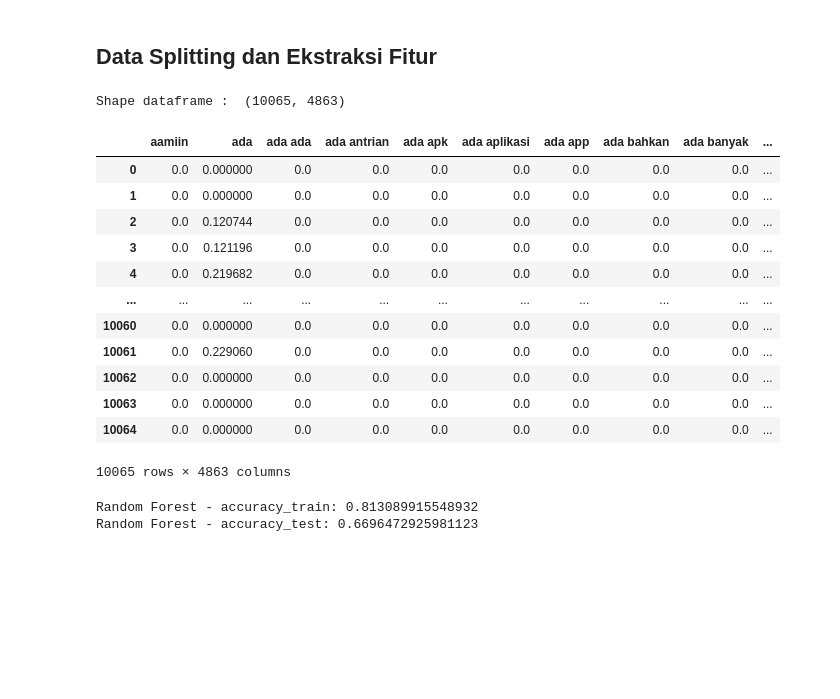
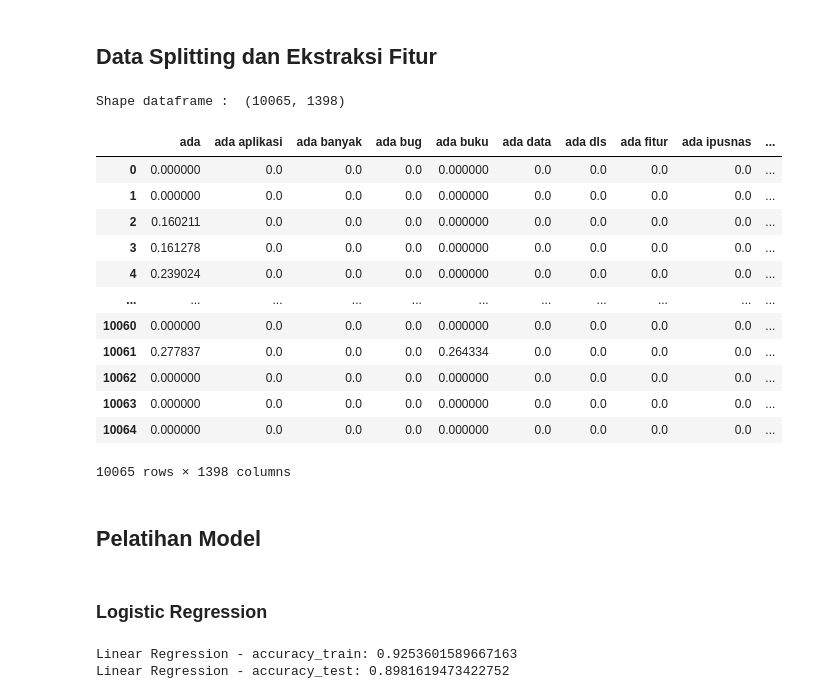
Before and after one commit to Dhlih/Submission-Dicoding-Analisis-Sentimen, a Jupyter notebook: Pelatihan_Model.ipynb, the cells around one changed output. Saved outputs shown, nothing was run; the diff lists cells and outputs as text; code cells hidden in the pictures; blank space fills up the shorter version.

```diff
--- a/Pelatihan_Model.ipynb
+++ b/Pelatihan_Model.ipynb
@@ -195,13 +199,3 @@ clean_df.head()
 | 54 | b74d631a-0828-44db-bea5-8d459c8ca039 | Pengguna Google | https://play-lh.googleusercontent... | Koleksi bukunya banyak banget! Me... | 5 | 2 | 2.1.0 | 2026-02-13 03:10:28 | ... |
 # %% [markdown]
 ## Pelabelan
-# %%
-def label_sentiment(score):
-  if score < 3:
-    return "negative"
-  elif score == 3:
-    return "neutral"
-  else:
-    return "positive"
-
-clean_df["polarity"] = clean_df["score"].apply(label_sentiment)
@@ -208,9 +278,13 @@ clean_df["polarity"] = clean_df["score"].apply(label_sentiment)
+# %%
+results = clean_df['text_stopword'].apply(sentiment_analysis_lexicon_indonesia)
+results = list(zip(*results))
+
+clean_df['polarity_score'] = results[0]
+clean_df['polarity'] = results[1]
 # %%
-mapping = {
+# Mengubah label kategorikal menjadi numerik
+label_mapping = {
     'negative': 0,
-    'neutral': 1,
-    'positive': 2
+    'positive': 1,
 }
-
-clean_df['polarity_encoded'] = clean_df['polarity'].map(mapping)
-print(clean_df[['polarity', 'polarity_encoded']].head())
+clean_df["polarity_encoded"] = clean_df["polarity"].map(label_mapping)
@@ -285,37 +344,41 @@ from sklearn.model_selection import train_test_split
 # %%
 # Pisahkan data menjadi fitur (tweet) dan label (sentimen)
 X = clean_df['text_akhir']
 y = clean_df['polarity_encoded']
 
 # Ekstraksi fitur dengan TF-IDF
 # max_df = abaikan kata yang muncul lebih dari 80% total ulasan, min_df =  abaikan kata yang muncul kurang dari 17x
-tfidf = TfidfVectorizer(max_features=5000, min_df=5, max_df=0.8, ngram_range=(1,2))
+tfidf = TfidfVectorizer(max_features=2000, min_df=17, max_df=0.8, ngram_range=(1,2))
 X_tfidf = tfidf.fit_transform(X)
 
 # Konversi hasil ekstraksi fitur menjadi dataframe
 features_df = pd.DataFrame(X_tfidf.toarray(), columns=tfidf.get_feature_names_out())
 
 # Bagi data menjadi data latih dan data uji
 X_train, X_test, y_train, y_test = train_test_split(X_tfidf, y, test_size=0.2, random_state=42, stratify=y)
 
 # Menampilkan hasil ekstraksi fitur
 print("Shape dataframe : ", features_df.shape)
 features_df
 # %% [output]
-Shape dataframe :  (10065, 4863)
+Shape dataframe :  (10065, 1398)
-|  | aamiin | ada | ada ada | ada antrian | ada apk | ada aplikasi | ada app | ada bahkan | ada banyak | ... |
-| 0 | 0.0 | 0.000000 | 0.0 | 0.0 | 0.0 | 0.0 | 0.0 | 0.0 | 0.0 | ... |
-| 1 | 0.0 | 0.000000 | 0.0 | 0.0 | 0.0 | 0.0 | 0.0 | 0.0 | 0.0 | ... |
-| 2 | 0.0 | 0.120744 | 0.0 | 0.0 | 0.0 | 0.0 | 0.0 | 0.0 | 0.0 | ... |
-| 3 | 0.0 | 0.121196 | 0.0 | 0.0 | 0.0 | 0.0 | 0.0 | 0.0 | 0.0 | ... |
-| 4 | 0.0 | 0.219682 | 0.0 | 0.0 | 0.0 | 0.0 | 0.0 | 0.0 | 0.0 | ... |
+|  | ada | ada aplikasi | ada banyak | ada bug | ada buku | ada data | ada dls | ada fitur | ada ipusnas | ... |
+| 0 | 0.000000 | 0.0 | 0.0 | 0.0 | 0.000000 | 0.0 | 0.0 | 0.0 | 0.0 | ... |
+| 1 | 0.000000 | 0.0 | 0.0 | 0.0 | 0.000000 | 0.0 | 0.0 | 0.0 | 0.0 | ... |
+| 2 | 0.160211 | 0.0 | 0.0 | 0.0 | 0.000000 | 0.0 | 0.0 | 0.0 | 0.0 | ... |
+| 3 | 0.161278 | 0.0 | 0.0 | 0.0 | 0.000000 | 0.0 | 0.0 | 0.0 | 0.0 | ... |
+| 4 | 0.239024 | 0.0 | 0.0 | 0.0 | 0.000000 | 0.0 | 0.0 | 0.0 | 0.0 | ... |
 | ... | ... | ... | ... | ... | ... | ... | ... | ... | ... | ... |
-| 10060 | 0.0 | 0.000000 | 0.0 | 0.0 | 0.0 | 0.0 | 0.0 | 0.0 | 0.0 | ... |
-| 10061 | 0.0 | 0.229060 | 0.0 | 0.0 | 0.0 | 0.0 | 0.0 | 0.0 | 0.0 | ... |
-| 10062 | 0.0 | 0.000000 | 0.0 | 0.0 | 0.0 | 0.0 | 0.0 | 0.0 | 0.0 | ... |
-| 10063 | 0.0 | 0.000000 | 0.0 | 0.0 | 0.0 | 0.0 | 0.0 | 0.0 | 0.0 | ... |
-| 10064 | 0.0 | 0.000000 | 0.0 | 0.0 | 0.0 | 0.0 | 0.0 | 0.0 | 0.0 | ... |
+| 10060 | 0.000000 | 0.0 | 0.0 | 0.0 | 0.000000 | 0.0 | 0.0 | 0.0 | 0.0 | ... |
+| 10061 | 0.277837 | 0.0 | 0.0 | 0.0 | 0.264334 | 0.0 | 0.0 | 0.0 | 0.0 | ... |
+| 10062 | 0.000000 | 0.0 | 0.0 | 0.0 | 0.000000 | 0.0 | 0.0 | 0.0 | 0.0 | ... |
+| 10063 | 0.000000 | 0.0 | 0.0 | 0.0 | 0.000000 | 0.0 | 0.0 | 0.0 | 0.0 | ... |
+| 10064 | 0.000000 | 0.0 | 0.0 | 0.0 | 0.000000 | 0.0 | 0.0 | 0.0 | 0.0 | ... |
-10065 rows × 4863 columns
+10065 rows × 1398 columns
+# %% [markdown]
+## Pelatihan Model
+# %% [markdown]
+### Logistic Regression
 # %%
 from sklearn.linear_model import LogisticRegression
 
@@ -334,8 +397,8 @@ accuracy_train_lr = accuracy_score(y_pred_train_lr, y_train)
 accuracy_test_lr = accuracy_score(y_pred_test_lr, y_test)
 
 # Menampilkan akurasi
-print('Random Forest - accuracy_train:', accuracy_train_lr)
-print('Random Forest - accuracy_test:', accuracy_test_lr)
+print('Linear Regression - accuracy_train:', accuracy_train_lr)
+print('Linear Regression - accuracy_test:', accuracy_test_lr)
 # %% [output]
-Random Forest - accuracy_train: 0.813089915548932
-Random Forest - accuracy_test: 0.6696472925981123
+Linear Regression - accuracy_train: 0.9253601589667163
+Linear Regression - accuracy_test: 0.8981619473422752
```
Also changed, not shown: parts of 15 cells of this notebook.
